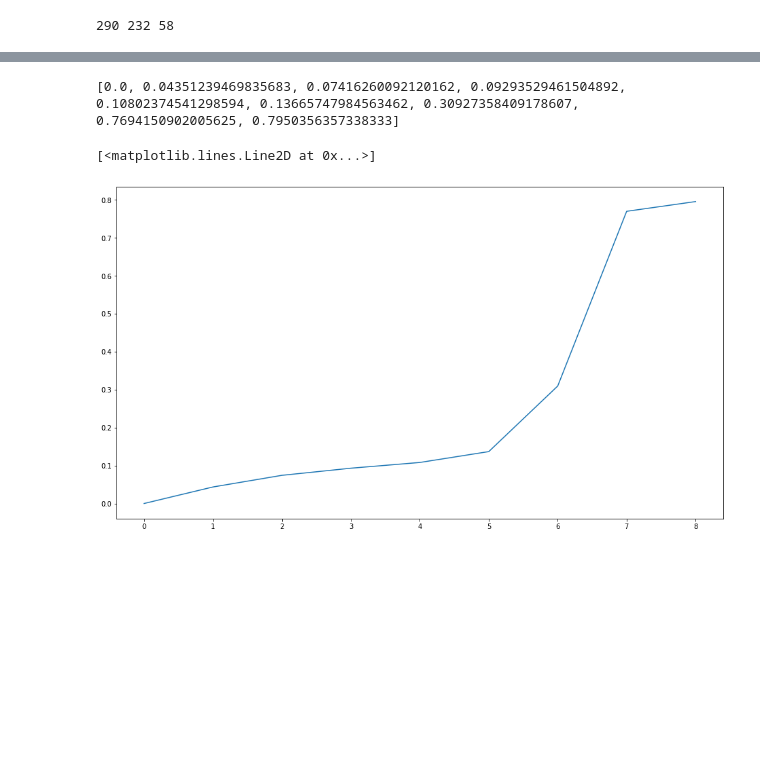
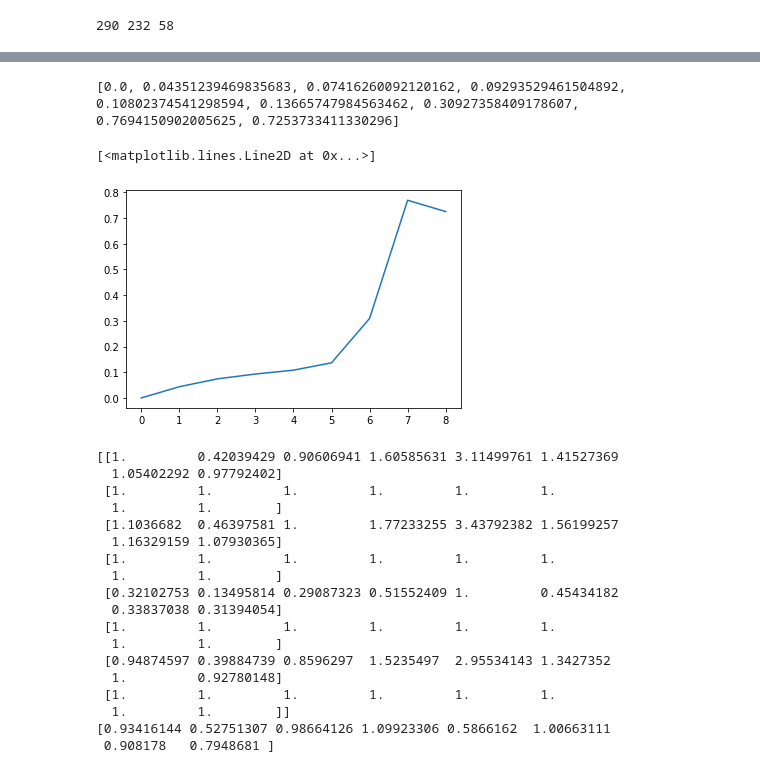
Before and after one commit to aliydgr/ms-thesis, a Jupyter notebook: financial.ipynb, the cells around one changed output, grey strips where cells are left out. Drawn from its saved outputs; the diff is of its cells as text; code cells hidden in the pictures; blank space fills up the shorter version.

```diff
--- a/financial.ipynb
+++ b/financial.ipynb
@@ -32,8 +32,5 @@ plot_flow(matrix)
 # %%
 import pysindy as ps
-
 dt = 0.01
-
 model = ps.SINDy()
-model.fit(train, t=dt)
-model.print()
+result = model.fit(train, t=dt)
@@ -49,7 +44,6 @@ x7' = -719.480 1 + 93.833 x0 + 23.092 x1 + -2.418 x2 + -95.816 x3 + -27.221 x4 +
 # %%
-# perturbed = create_perturbed_state(2, 8, steady_state)
 perturbed = future[0]
-x_perturbed = apply_perturbation(model, perturbed, sindy, dt)
+x_perturbed = apply_perturbation_by_model(model, perturbed, dt)
 perturbed_steady_state = find_steady_state(x_perturbed)
 print('perturbed_steady_state:', perturbed_steady_state)
 # %% [output]
@@ -68,12 +57,12 @@ plot_flow(future, 'multi')
 # %%
 prediction_error_matrix = [flow_prediction_error(x_flow, future, i) for i in range(1,10)]
 prediction_error = [sum(error)/number_of_nodes for error in prediction_error_matrix]
 
-#print(prediction_error_matrix)
 print(prediction_error)
-plt.figure(2)
+plt.figure(1)
+plt.rcParams["figure.figsize"] = (6, 4)
 plt.plot(prediction_error)
 # %% [output]
-[0.0, 0.04351239469835683, 0.07416260092120162, 0.09293529461504892, 0.10802374541298594, 0.13665747984563462, 0.30927358409178607, 0.7694150902005625, 0.7950356357338333]
+[0.0, 0.04351239469835683, 0.07416260092120162, 0.09293529461504892, 0.10802374541298594, 0.13665747984563462, 0.30927358409178607, 0.7694150902005625, 0.7253733411330296]
 [<matplotlib.lines.Line2D at 0x...>]
-[figure, old version]
+[figure, new version]
@@ -79,0 +74,22 @@ plt.plot(prediction_error)
+# %%
+print(g_matrix)
+print(f)
+# %% [output]
+[[1.         0.42039429 0.90606941 1.60585631 3.11499761 1.41527369
+  1.05402292 0.97792402]
+ [1.         1.         1.         1.         1.         1.
+  1.         1.        ]
+ [1.1036682  0.46397581 1.         1.77233255 3.43792382 1.56199257
+  1.16329159 1.07930365]
+ [1.         1.         1.         1.         1.         1.
+  1.         1.        ]
+ [0.32102753 0.13495814 0.29087323 0.51552409 1.         0.45434182
+  0.33837038 0.31394054]
+ [1.         1.         1.         1.         1.         1.
+  1.         1.        ]
+ [0.94874597 0.39884739 0.8596297  1.5235497  2.95534143 1.3427352
+  1.         0.92780148]
+ [1.         1.         1.         1.         1.         1.
+  1.         1.        ]]
+[0.93416144 0.52751307 0.98664126 1.09923306 0.5866162  1.00663111
+ 0.908178   0.7948681 ]
```
Also changed, not shown: parts of 8 cells of this notebook, 1 other file.
